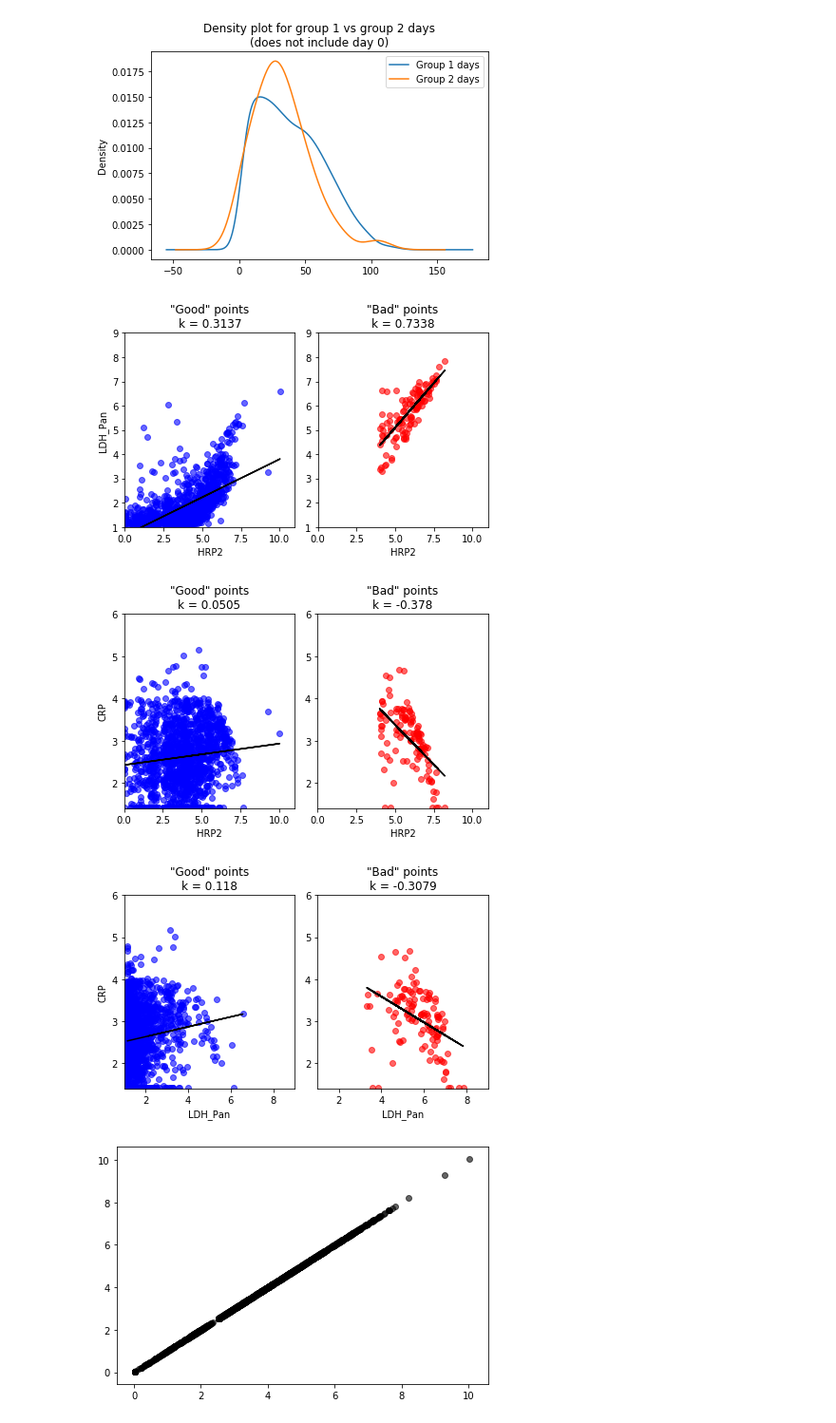
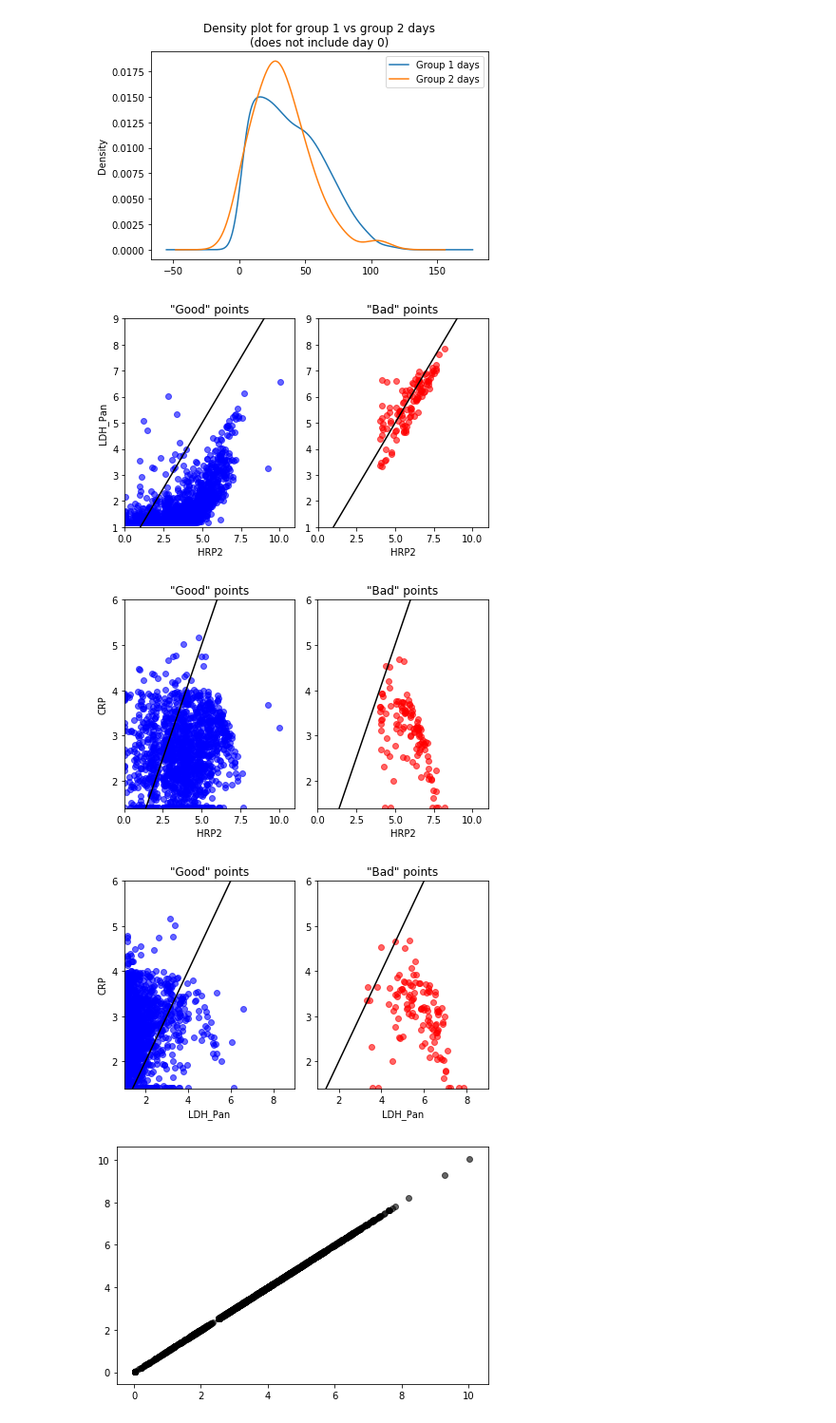
Before and after one commit to MACEPA/DIAMETER, a Jupyter notebook: data_processing/sub_group_graphs.ipynb, the cells around one changed output. Shown at 95% size. Cells and saved outputs as stored; diff of their text form; code cells hidden in the pictures.

```diff
--- a/data_processing/sub_group_graphs.ipynb
+++ b/data_processing/sub_group_graphs.ipynb
@@ -253,9 +253,9 @@ combo_df.head()
 | 3 | pa-001 | 21 | 3.138991 | 1.590396 | 3.382674 | 50 | ... |
 | 4 | pa-001 | 28 | 3.306298 | 1.475090 | 1.967875 | 50 | ... |
 # %%
-# time_series = PdfPages('C:/Users/lzoeckler/Desktop/4plex/output_data/ratio_based_HRP2_timeseries.pdf')
-# for pid in rebuilt_data['patient_id'].unique():
-for pid in problem_pids:
+time_series = PdfPages('C:/Users/lzoeckler/Desktop/4plex/output_data/ratio_based_HRP2_timeseries.pdf')
+for pid in rebuilt_data['patient_id'].unique():
+# for pid in problem_pids:
     combo = combo_df.loc[combo_df['patient_id'] == pid]
     combo = combo.sort_values('time_point_days')
     f = plt.figure()
@@ -271,6 +271,6 @@ for pid in problem_pids:
     plt.xlabel('Time point, in days')
     plt.ylabel('Log of HRP2 pg/ml')
     plt.tight_layout()
-#     time_series.savefig(f)
-#     plt.close()
-# time_series.close()
+    time_series.savefig(f)
+    plt.close()
+time_series.close()
@@ -316,9 +321,9 @@ all_points.close()
 # %% [output]
 [figure]
 # %%
-# time_series = PdfPages('C:/Users/lzoeckler/Desktop/4plex/output_data/ratio_pLDH_HRP2_timeseries.pdf')
-# for pid in rebuilt_data['patient_id'].unique():
-for pid in problem_pids:
+time_series = PdfPages('C:/Users/lzoeckler/Desktop/4plex/output_data/ratio_pLDH_HRP2_timeseries.pdf')
+for pid in rebuilt_data['patient_id'].unique():
+# for pid in problem_pids:
     combo = combo_df.loc[combo_df['patient_id'] == pid]
     combo = combo.sort_values('time_point_days')
     combo['ratio'] = combo['ratio'].apply(np.log10)
@@ -335,6 +340,6 @@ for pid in problem_pids:
     plt.xlabel('Time point, in days')
     plt.ylabel('Ratio of LDH/HRP2, log10')
     plt.tight_layout()
-#     time_series.savefig(f)
-#     plt.close()
-# time_series.close()
+    time_series.savefig(f)
+    plt.close()
+time_series.close()
@@ -400,6 +391,7 @@ def run_model(df, pair):
 # %%
 ratios = PdfPages('C:/Users/lzoeckler/Desktop/4plex/output_data/ratio_based_good_vs_bad_points.pdf')
 pairs = [('HRP2_pg_ml', 'LDH_Pan_pg_ml'), ('HRP2_pg_ml', 'CRP_ng_ml'), ('LDH_Pan_pg_ml', 'CRP_ng_ml')]
+x = np.linspace(0, 10, 1000)
 for pair in pairs:
     name1 = analyte_name_dict[pair[0]][0]
     name2 = analyte_name_dict[pair[1]][0]
@@ -408,42 +400,40 @@ for pair in pairs:
     else:
         ylim = (1.4, 6)
     if pair == pairs[2]:
         xlim = (1, 9)
     else:
         xlim = (0, 11)
     f = plt.figure()
     f.add_subplot()
     # good info
-    time, pred, coef = run_model(good_df, pair)
-    title = '"Good" points\nk = {}'.format(round(coef, 4))
+    title = '"Good" points'
     plt.subplot(1,2,1)
     plt.scatter(good_df[pair[0]], good_df[pair[1]], color='blue', alpha=0.6)
-    plt.plot(time, pred, color='black')
+    plt.plot(x, x, color='black')
     plt.title(title)
     plt.xlim(xlim)
     plt.ylim(ylim)
     plt.xlabel(name1)
     plt.ylabel(name2)
     plt.tight_layout()
     # bad info
-    time, pred, coef = run_model(bad_df, pair)
-    title = '"Bad" points\nk = {}'.format(round(coef, 4))
+    title = '"Bad" points'
     plt.subplot(1,2,2)
     plt.scatter(bad_df[pair[0]], bad_df[pair[1]], color='red', alpha=0.6)
-    plt.plot(time, pred, color='black')
+    plt.plot(x, x, color='black')
     plt.title(title)
     plt.xlim(xlim)
     plt.ylim(ylim)
     plt.xlabel(name1)
     plt.tight_layout()
     ratios.savefig(f)
     plt.show()
     plt.close()
 ratios.close()
 # %% [output]
-[figure, old version]
+[figure, new version]
-[figure, old version]
+[figure, new version]
-[figure, old version]
+[figure, new version]
 # %%
 f = plt.figure()
 f.add_subplot()
```
Also changed, not shown: parts of 3 cells of this notebook, 3 other files.
